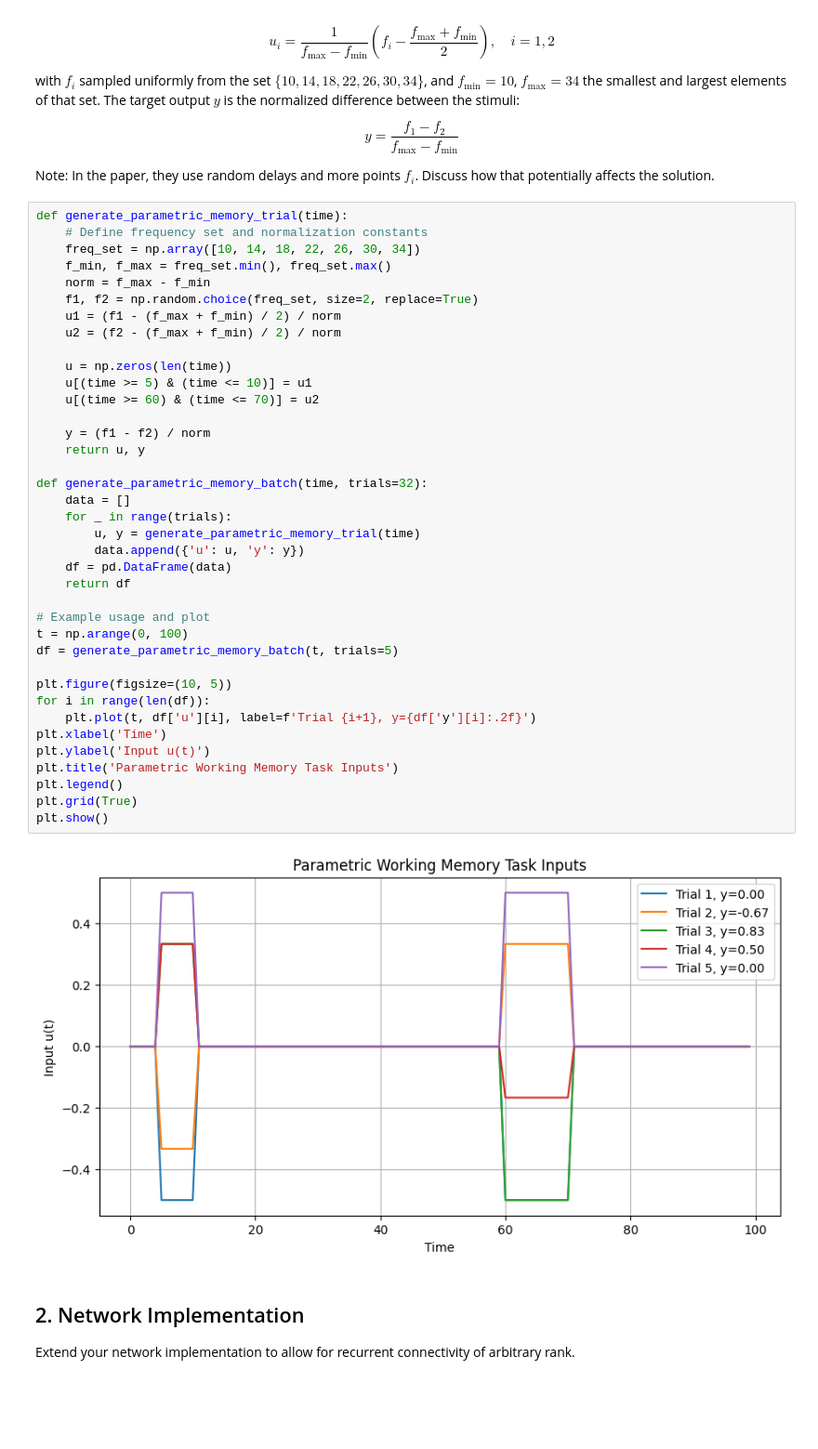
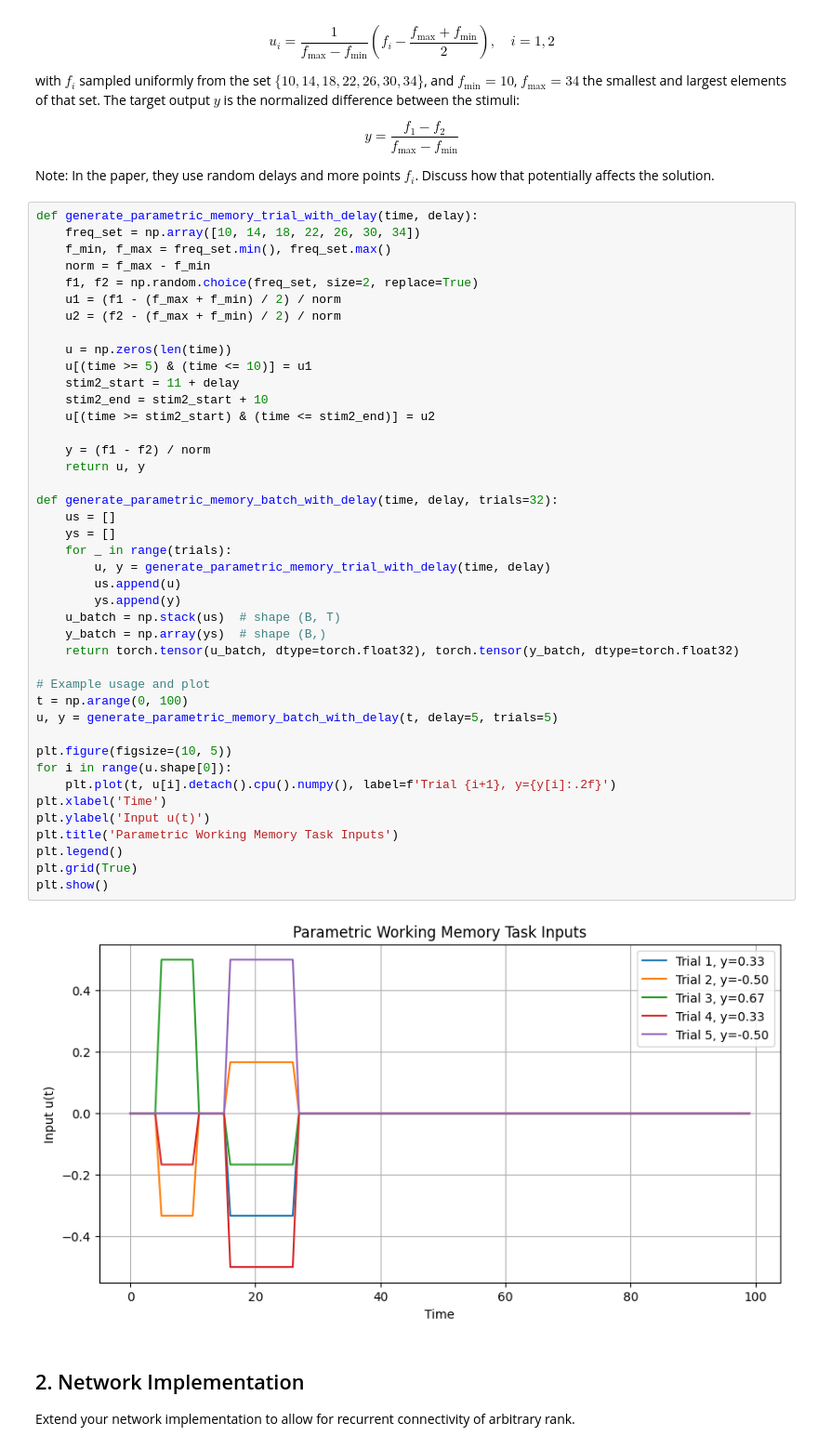
Before and after one commit to lillikiessling/Decision-Making-in-low-rank-RNNs, a Jupyter notebook: decision_making.ipynb, the cells around one changed output. Shown at 93% size. Drawn from its saved outputs; the diff is of its cells as text; blank space fills up the shorter version.

```diff
--- a/decision_making.ipynb
+++ b/decision_making.ipynb
@@ -519,45 +519,49 @@ $$
 
 Note: In the paper, they use random delays and more points $f_i$. Discuss how that potentially affects the solution.
 # %%
-def generate_parametric_memory_trial(time):
-    # Define frequency set and normalization constants
+def generate_parametric_memory_trial_with_delay(time, delay):
     freq_set = np.array([10, 14, 18, 22, 26, 30, 34])
     f_min, f_max = freq_set.min(), freq_set.max()
     norm = f_max - f_min
     f1, f2 = np.random.choice(freq_set, size=2, replace=True)
     u1 = (f1 - (f_max + f_min) / 2) / norm
     u2 = (f2 - (f_max + f_min) / 2) / norm
 
     u = np.zeros(len(time))
     u[(time >= 5) & (time <= 10)] = u1
-    u[(time >= 60) & (time <= 70)] = u2
+    stim2_start = 11 + delay
+    stim2_end = stim2_start + 10
+    u[(time >= stim2_start) & (time <= stim2_end)] = u2
 
     y = (f1 - f2) / norm
     return u, y
 
-def generate_parametric_memory_batch(time, trials=32):
-    data = []
+def generate_parametric_memory_batch_with_delay(time, delay, trials=32):
+    us = []
+    ys = []
     for _ in range(trials):
-        u, y = generate_parametric_memory_trial(time)
-        data.append({'u': u, 'y': y})
-    df = pd.DataFrame(data)
-    return df
+        u, y = generate_parametric_memory_trial_with_delay(time, delay)
+        us.append(u)
+        ys.append(y)
+    u_batch = np.stack(us)  # shape (B, T)
+    y_batch = np.array(ys)  # shape (B,)
+    return torch.tensor(u_batch, dtype=torch.float32), torch.tensor(y_batch, dtype=torch.float32)
 
 # Example usage and plot
 t = np.arange(0, 100)
-df = generate_parametric_memory_batch(t, trials=5)
+u, y = generate_parametric_memory_batch_with_delay(t, delay=5, trials=5)
 
 plt.figure(figsize=(10, 5))
-for i in range(len(df)):
-    plt.plot(t, df['u'][i], label=f'Trial {i+1}, y={df['y'][i]:.2f}')
+for i in range(u.shape[0]):
+    plt.plot(t, u[i].detach().cpu().numpy(), label=f'Trial {i+1}, y={y[i]:.2f}')
 plt.xlabel('Time')
 plt.ylabel('Input u(t)')
 plt.title('Parametric Working Memory Task Inputs')
 plt.legend()
 plt.grid(True)
 plt.show()
 # %% [output]
-[figure, old version]
+[figure, new version]
 # %% [markdown]
 
 ## 2. Network Implementation
```
Also changed, not shown: parts of 7 cells of this notebook.
